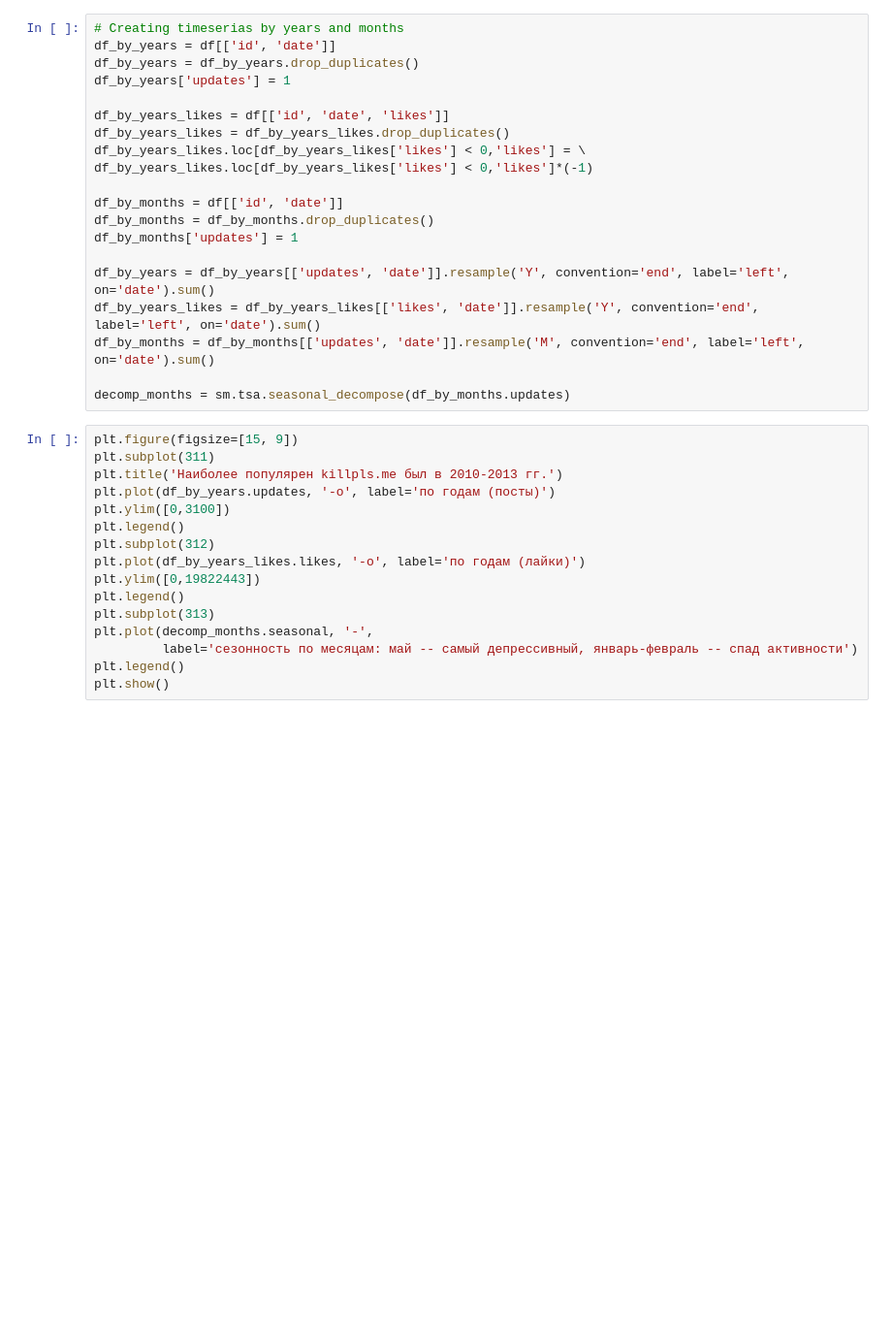
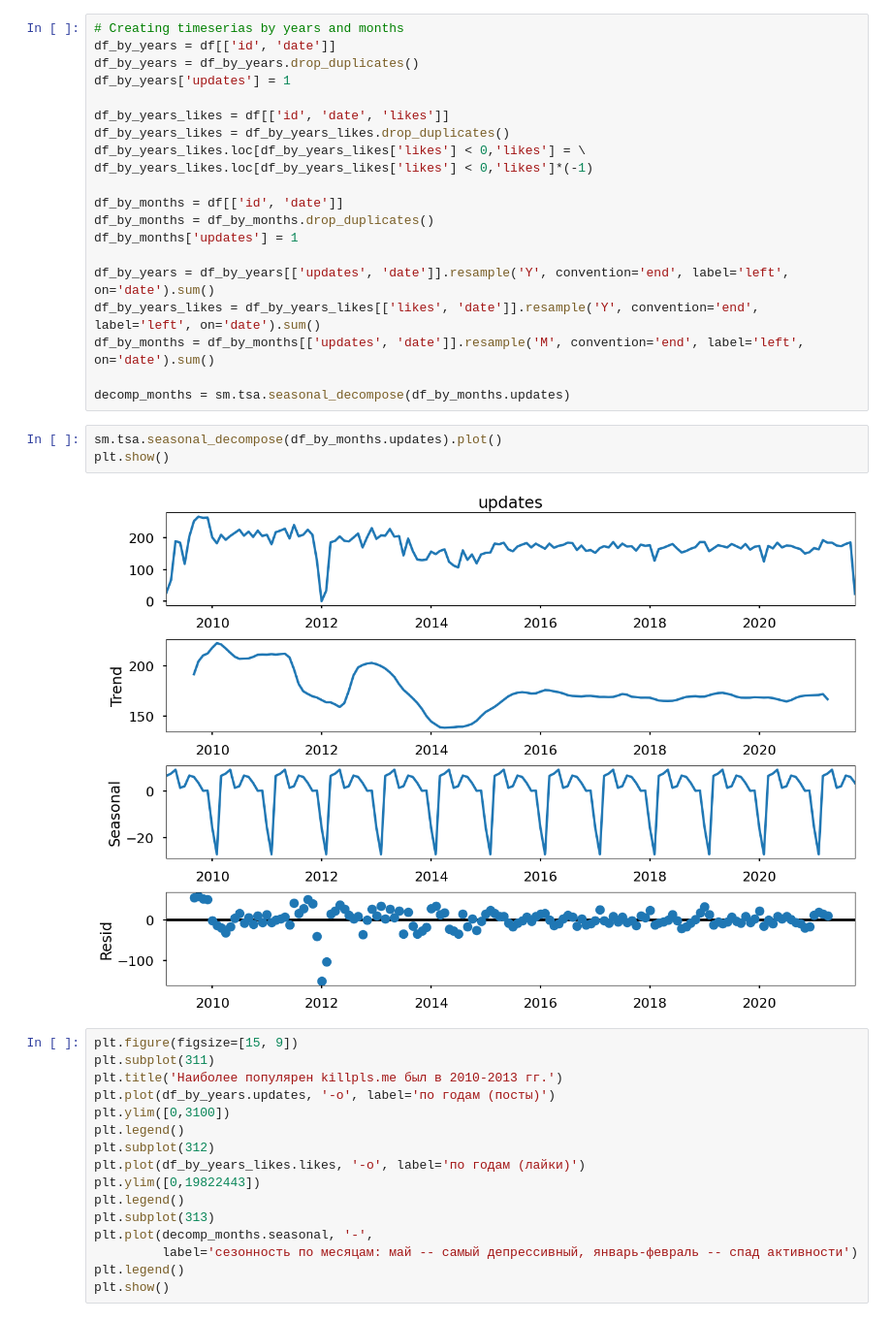
Before and after one commit to Myonin/text-mining-pipline, a Jupyter notebook: notebooks/killplsme_nlp.ipynb, the cells around one changed output. Shown at 97% size. Drawn from its saved outputs; the diff is of its cells as text; blank space fills up the shorter version.

```diff
--- a/notebooks/killplsme_nlp.ipynb
+++ b/notebooks/killplsme_nlp.ipynb
@@ -181,6 +181,11 @@ df_by_years_likes = df_by_years_likes[['likes', 'date']].resample('Y', conventio
 df_by_months = df_by_months[['updates', 'date']].resample('M', convention='end', label='left', on='date').sum()
 
 decomp_months = sm.tsa.seasonal_decompose(df_by_months.updates)
+# %%
+sm.tsa.seasonal_decompose(df_by_months.updates).plot()
+plt.show()
+# %% [output]
+[figure, added]
 # %%
 plt.figure(figsize=[15, 9])
 plt.subplot(311)
```
Also changed, not shown: parts of 4 cells of this notebook, 1 other file.
